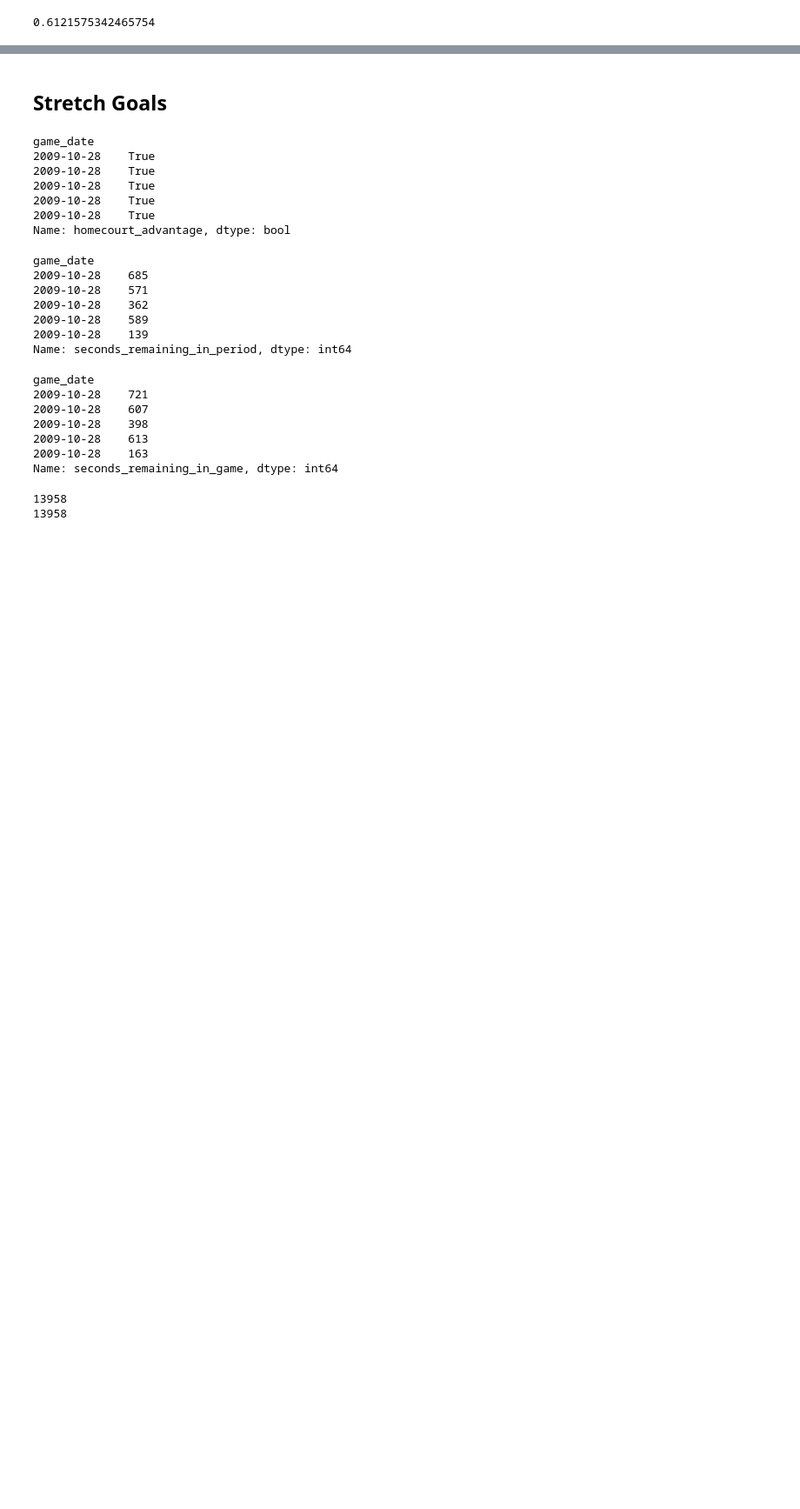
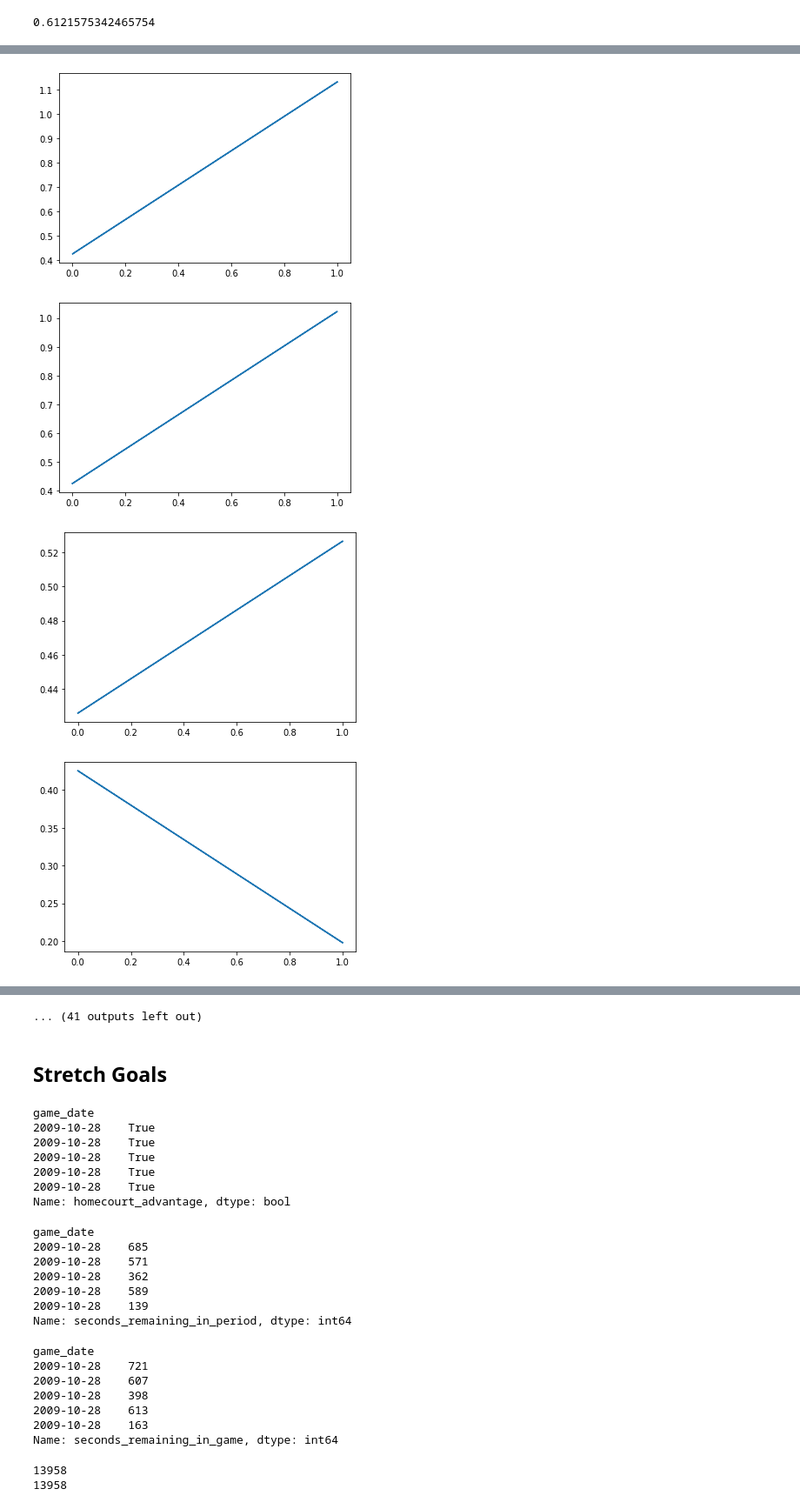
Before and after one commit to bloominstituteoftechnology/DS-Unit-2-Tree-Ensembles, a Jupyter notebook: DS_Sprint_Challenge_7_Classification_1.ipynb, the cells around one changed output, grey strips where cells are left out. Shown at 87% size. Saved outputs shown, nothing was run; the diff lists cells and outputs as text; code cells hidden in the pictures; blank space fills up the shorter version.

```diff
--- a/DS_Sprint_Challenge_7_Classification_1.ipynb
+++ b/DS_Sprint_Challenge_7_Classification_1.ipynb
@@ -120,7 +120,12 @@ from sklearn.linear_model import LogisticRegression;
 from sklearn.linear_model import LinearRegression;
 
 pipeline = make_pipeline(
-    ce.OneHotEncoder(),
+    ce.OneHotEncoder(use_cat_names=True),
     SimpleImputer(),
     LogisticRegression()
 );
+# %%
+encoder = pipeline.named_steps['onehotencoder']
+x_train_encoded = encoder.fit_transform(x_train)
+x_val_encoded = encoder.transform(x_val)
+x_test_encoded = encoder.transform(x_test)
@@ -136,0 +148,5 @@ array([1, 1, 1, ..., 1, 1, 0])
+# %%
+model = pipeline.named_steps['logisticregression']
+coefs = model.coef_[0]
+intercept = model.intercept_
+coefs, intercept
@@ -136,0 +167,11 @@ array([1, 1, 1, ..., 1, 1, 0])
+# %%
+import matplotlib.pyplot as plt;
+for i in range(len(x_test_encoded.columns)):
+    x = x_test_encoded[x_test_encoded.columns[i]];
+    plt.plot(x, (coefs[i]*x)+model.intercept_);
+    plt.show();
+# %% [output]
+[figure, added]
+[figure, added]
+[figure, added]
+[figure, added]
@@ -137,3 +186,4 @@ array([1, 1, 1, ..., 1, 1, 0])
+... (41 outputs left out)
 # %% [markdown]
 ## Stretch Goals
 # %%
```
Also changed, not shown: parts of 5 cells of this notebook.
